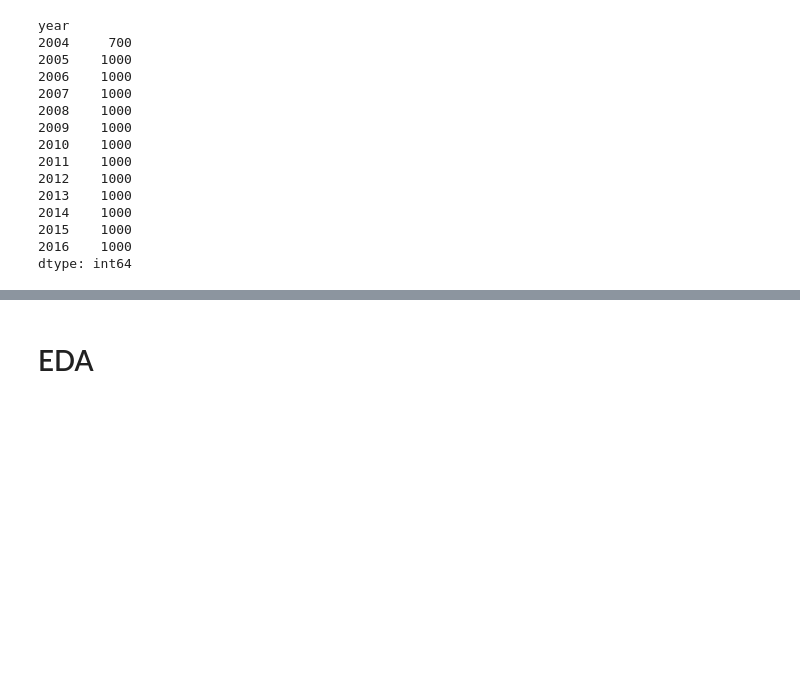
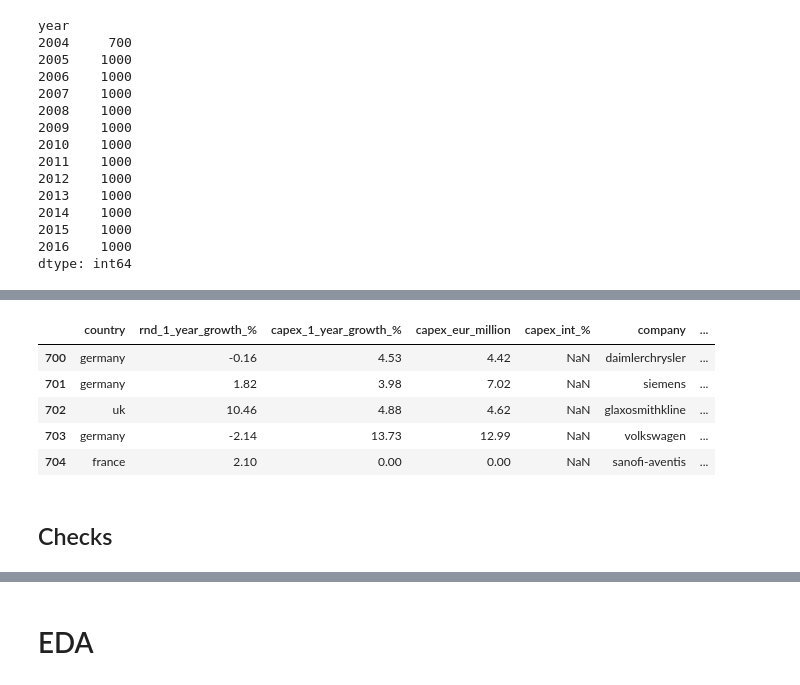
Before and after one commit to nestauk/rnd_eu, a Jupyter notebook: notebooks/00_alex_scoreboard_eda.ipynb, the cells around one changed output, grey strips where cells are left out. Cells and saved outputs as stored; diff of their text form; code cells hidden in the pictures; blank space fills up the shorter version.

```diff
--- a/notebooks/00_alex_scoreboard_eda.ipynb
+++ b/notebooks/00_alex_scoreboard_eda.ipynb
@@ -107,0 +290,13 @@ Name: industrial_sector, dtype: int64
+# %%
+# Mapped by company
+company_remap = (df.groupby('company')
+                   .apply(newest_sector)
+                   .dropna())
+
+remap_company, leftovers = sector_remap(df.assign(new_sector=np.nan), company_remap, column='company')
+
+# Try mapping by frequency
+remap_common, leftovers = sector_remap(leftovers, icb_remap)
+
+# Try mapping fuzzy matching
+remap_fuzz, leftovers = sector_remap(leftovers, fuzz_remap)
@@ -107,0 +312,30 @@ Name: industrial_sector, dtype: int64
+# %%
+# Manual remainders
+manual_remap = pd.Series({
+    'semiconductors (9576)': 'technology hardware & equipment',
+    'commercial vehicles & trucks (2753)': 'industrial transportation',
+})
+
+remap_manual, leftovers = sector_remap(leftovers, manual_remap)
+
+# Pull all matches together
+df_norm = (pd.concat([remap_company, remap_common, remap_fuzz, remap_manual])
+           .sort_index()
+           .join(df, how='right', lsuffix='_L')
+           .query("year > 2004")
+           .assign(industrial_sector=lambda x: x.new_sector)
+           .drop(['new_sector', 'industrial_sector_L'], 1)
+)
+
+df_norm.head()
+
+df_norm.to_csv(f"{data_path}/interrim/normalised_scoreboard.csv")
+# %% [output]
+|  | country | rnd_1_year_growth_% | capex_1_year_growth_% | capex_eur_million | capex_int_% | company | ... |
+| 700 | germany | -0.16 | 4.53 | 4.42 | NaN | daimlerchrysler | ... |
+| 701 | germany | 1.82 | 3.98 | 7.02 | NaN | siemens | ... |
+| 702 | uk | 10.46 | 4.88 | 4.62 | NaN | glaxosmithkline | ... |
+| 703 | germany | -2.14 | 13.73 | 12.99 | NaN | volkswagen | ... |
+| 704 | france | 2.10 | 0.00 | 0.00 | NaN | sanofi-aventis | ... |
+# %% [markdown]
+## Checks
```
Also changed, not shown: parts of 27 cells of this notebook, 1 other file.
